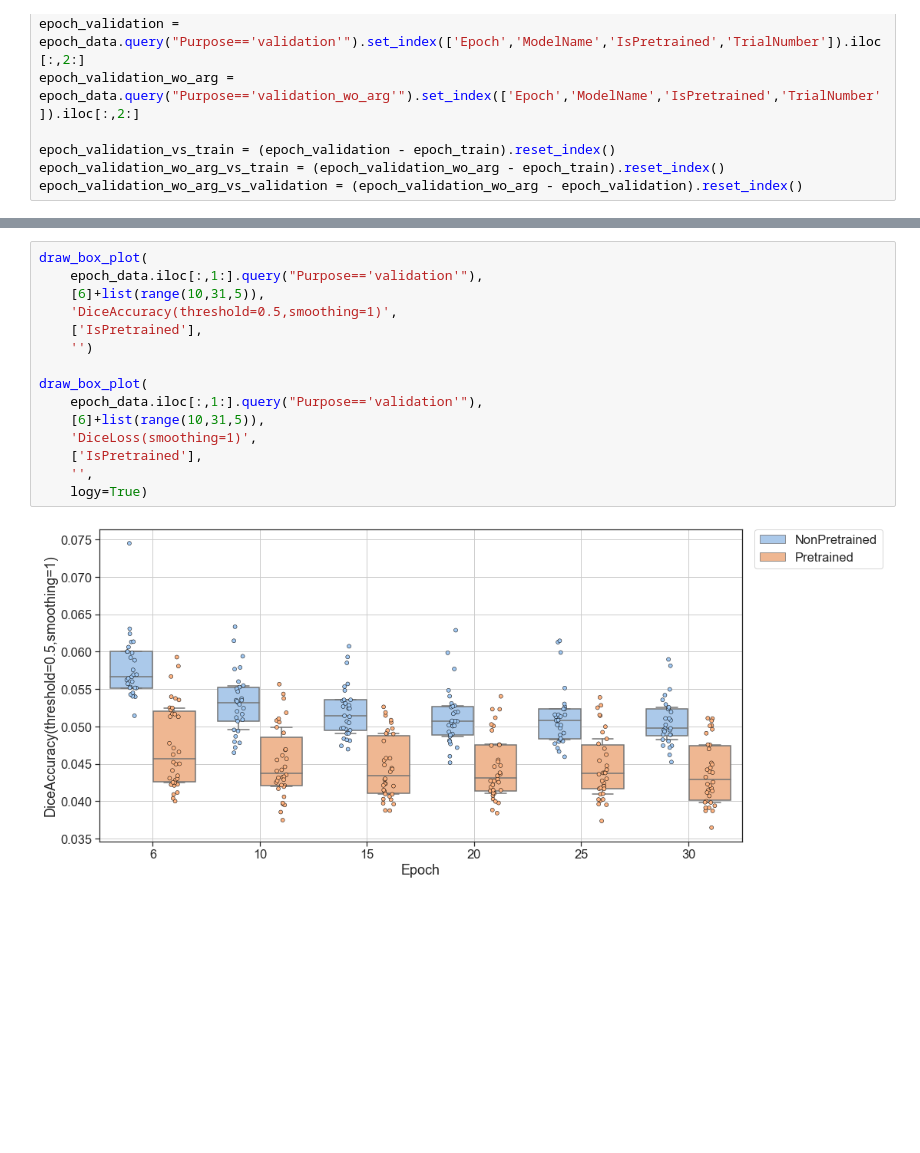
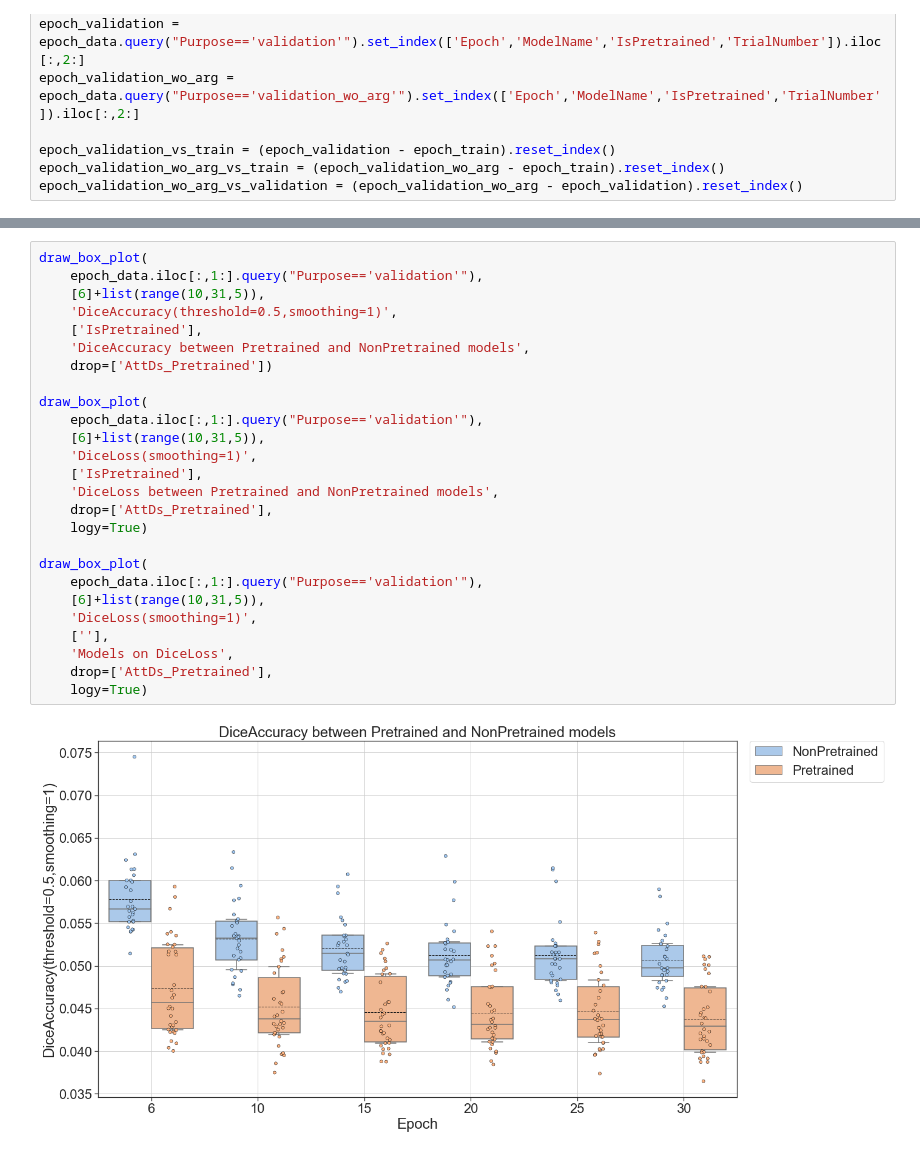
Before and after one commit to you-ming-hu/Cardiac_Catheterization_Project, a Jupyter notebook: pytorch/Results/Losses_and_Metrics/losses_and_metrics_analysis.ipynb, the cells around one changed output, grey strips where cells are left out. Drawn from its saved outputs; the diff is of its cells as text; blank space fills up the shorter version.

```diff
--- a/pytorch/Results/Losses_and_Metrics/losses_and_metrics_analysis.ipynb
+++ b/pytorch/Results/Losses_and_Metrics/losses_and_metrics_analysis.ipynb
@@ -197,17 +266,28 @@ draw_box_plot(
 # %%
 draw_box_plot(
     epoch_data.iloc[:,1:].query("Purpose=='validation'"),
     [6]+list(range(10,31,5)),
     'DiceAccuracy(threshold=0.5,smoothing=1)',
     ['IsPretrained'],
-    '')
+    'DiceAccuracy between Pretrained and NonPretrained models',
+    drop=['AttDs_Pretrained'])
 
 draw_box_plot(
     epoch_data.iloc[:,1:].query("Purpose=='validation'"),
     [6]+list(range(10,31,5)),
     'DiceLoss(smoothing=1)',
     ['IsPretrained'],
-    '',
+    'DiceLoss between Pretrained and NonPretrained models',
+    drop=['AttDs_Pretrained'],
     logy=True)
+
+draw_box_plot(
+    epoch_data.iloc[:,1:].query("Purpose=='validation'"),
+    [6]+list(range(10,31,5)),
+    'DiceLoss(smoothing=1)',
+    [''],
+    'Models on DiceLoss',
+    drop=['AttDs_Pretrained'],
+    logy=True)
 # %% [output]
-[figure, old version]
+[figure, new version]
```
Also changed, not shown: parts of 15 cells of this notebook, 1 other file.
